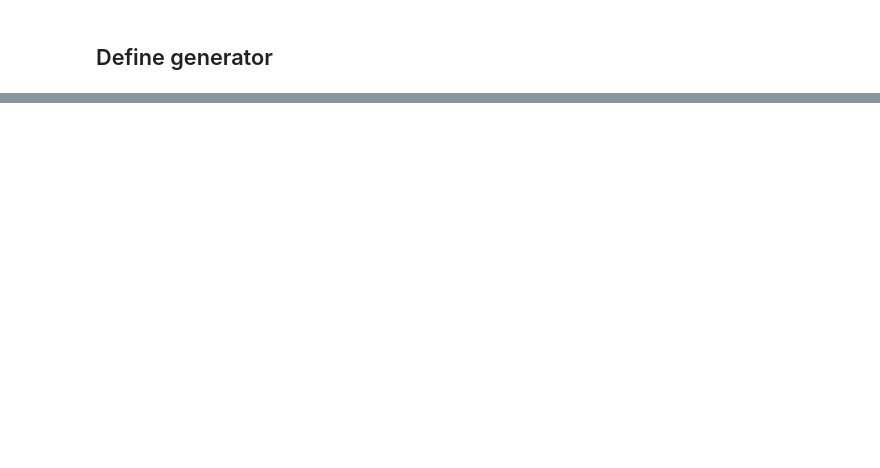
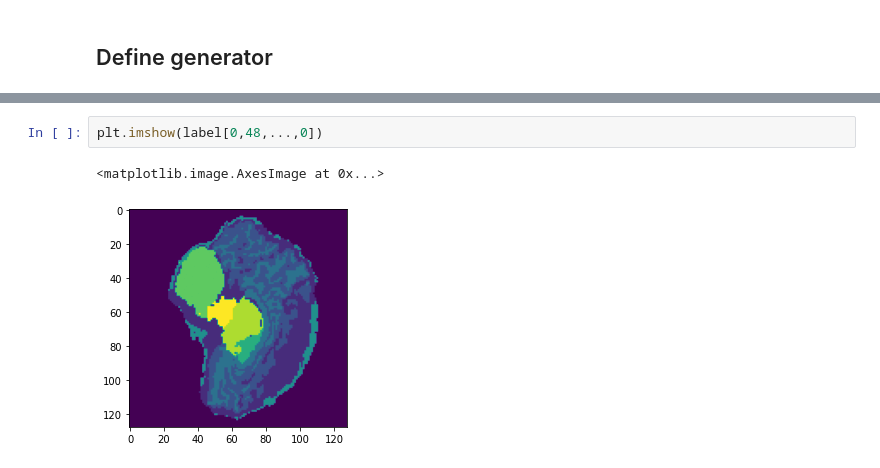
Before and after one commit to ExtremeViscent/SynthSR, a Jupyter notebook: scripts/DataGenerator.ipynb, the cells around one changed output, grey strips where cells are left out. Cells and saved outputs as stored; diff of their text form; blank space fills up the shorter version.

```diff
--- a/scripts/DataGenerator.ipynb
+++ b/scripts/DataGenerator.ipynb
@@ -534,0 +584,5 @@ Building Unet...
+# %%
+plt.imshow(label[0,48,...,0])
+# %% [output]
+<matplotlib.image.AxesImage at 0x...>
+[figure, added]
```
Also changed, not shown: parts of 11 cells of this notebook, 3 other files.
